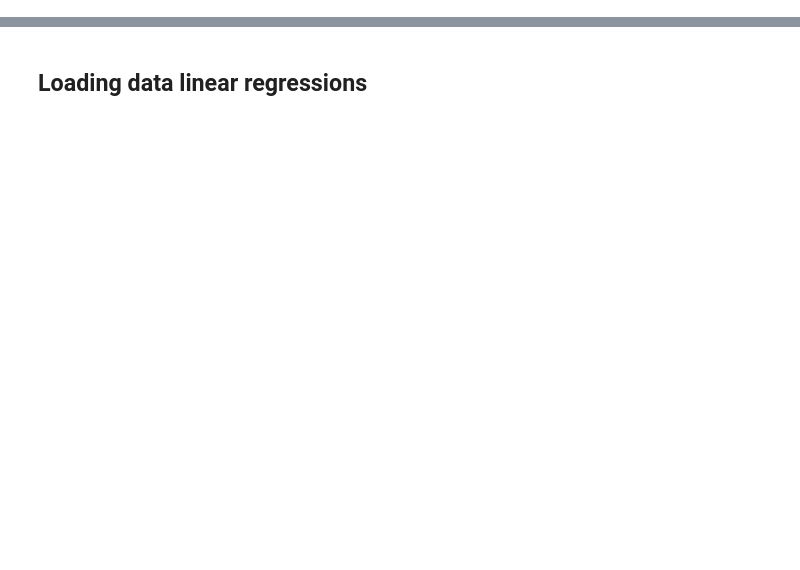
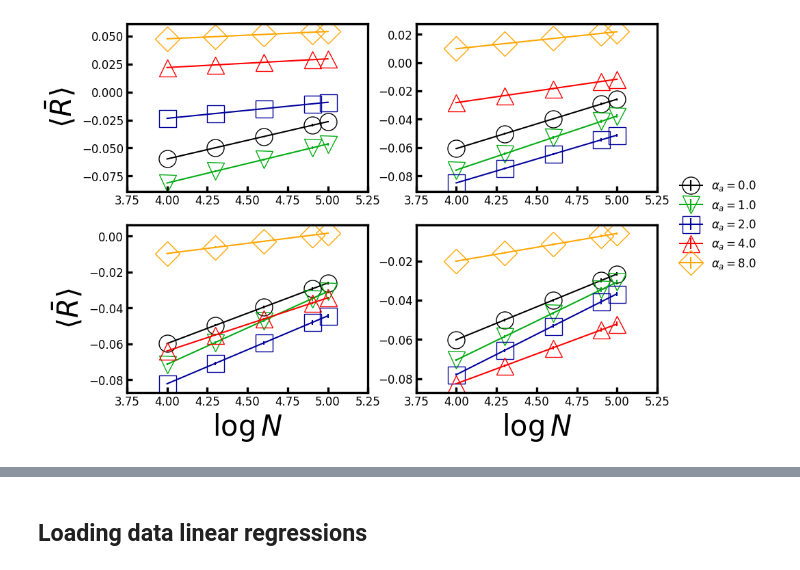
Before and after one commit to JuniorAlencar/TsallisNetwork, a Jupyter notebook: scripts/jupyter/shortespath.ipynb, the cells around one changed output, grey strips where cells are left out. Drawn from its saved outputs; the diff is of its cells as text; code cells hidden in the pictures; blank space fills up the shorter version.

```diff
--- a/scripts/jupyter/shortespath.ipynb
+++ b/scripts/jupyter/shortespath.ipynb
@@ -84,0 +190,83 @@ for i in dim:
+# %%
+count = 0
+sub_dim = sub_df[sub_df['dim']==dimensions[count]]
+sub_alpha = sub_dim[sub_dim['alpha_a']==0.0]
+#logN = [np.log10(i) for i in sub_alpha["N"]]
+logN = np.log10(pd.to_numeric(sub_alpha['N']))
+y = linear_regression(logN, sub_alpha['short_mean'], sub_alpha['short_err'],Parameter=False)
+alpha_a_filter = [0.0, 1.0, 2.0, 4.0, 8.0]
+# %%
+alpha_a_filter = [0.0, 1.0, 2.0, 4.0, 8.0]
+
+fig, ax = plt.subplots(2,2,figsize=(10, 7))
+colors = ["black", "#03AC13", "#00019a", "#fe0000", "orange"]
+linestyles = ['-', '-', '-', '-','-']
+markers = ['o', 'v', 's', '^', 'D']
+labels = [rf"$\alpha_a = {i}$" for i in alpha_a_filter]
+markersize = 18
+thickness_axes = 1.4
+
+
+count = 0
+ax_all = [(j, i) for j in range(2) for i in range(2)]
+# loading the min_values of properties
+min_value_y = [0.0 for i in range(4)]
+# loading the max_values of properties
+max_value_y = [0.0 for i in range(4)]
+
+
+for (j, i) in ax_all:
+
+    sub_dim = sub_df[sub_df['dim']==dimensions[count]]
+
+    for aa in range(len(alpha_a_filter)):
+
+        df_alpha_a = sub_dim[sub_dim['alpha_a']==alpha_a_filter[aa]]
+
+        logN = np.log10(pd.to_numeric(df_alpha_a['N']))
+
+        prop = 'ass_coeff_mean'
+
+        if(prop=='short_mean'):
+            err_prop = 'short_err'
+            ylabel = r"$\langle \bar{\ell} \rangle $"
+
+        elif(prop=='ass_coeff_mean'):
+            err_prop='ass_coeff_err'
+            ylabel = r"$\langle \bar{R} \rangle $"
+
+        ax[j, i].errorbar(logN, linear_regression(logN, df_alpha_a[prop], df_alpha_a[err_prop],Parameter=False),
+            yerr=df_alpha_a['ass_coeff_err'], linestyle='-', color=colors[aa],
+            marker=markers[aa], markeredgecolor=colors[aa], label=labels[aa],
+            markersize=markersize, markerfacecolor='none')
+
+        min_value_data = min(linear_regression(logN, df_alpha_a[prop], df_alpha_a[err_prop],Parameter=False))
+        max_value_data = max(linear_regression(logN, df_alpha_a[prop], df_alpha_a[err_prop],Parameter=False))
+
+
+        if(min_value_data < min_value_y[count] or max_value_data > max_value_y[count]):
+            min_value_y[count] = min_value_data
+            max_value_y[count] = max_value_data
+
+        ax[j, i].tick_params('both', labelsize=10)
+
+        #ax[j, i].legend(prop={"size":21}, fancybox=True, framealpha=0.0)
+        ax[j, i].tick_params(which='major', width=thickness_axes, length=6, direction="in", labelsize=12)
+        ax[j, i].set_xlim([3.75, 5.25])
+        # Set thickness for spines
+        thickness_axes = 2.4
+        for spine in ax[j, i].spines.values():
+            spine.set_linewidth(thickness_axes)
+
+    count +=1
+
+ax[0,0].set_ylabel(ylabel, size=30)
+ax[1,0].set_ylabel(ylabel, size=30)
+
+ax[1,0].set_xlabel(r"$\log{N}$", size=30)
+ax[1,1].set_xlabel(r"$\log{N}$", size=30)
+print(min_value_y)
+print(max_value_y)
+plt.legend(prop={"size":12}, fancybox=True, framealpha=0.0, loc='center left', bbox_to_anchor=(1.05, 1))
+plt.show()
+# %% [output]
@@ -84,0 +275 @@ for i in dim:
+[figure, added]
```
Also changed, not shown: parts of 19 cells of this notebook, 1 other file.
